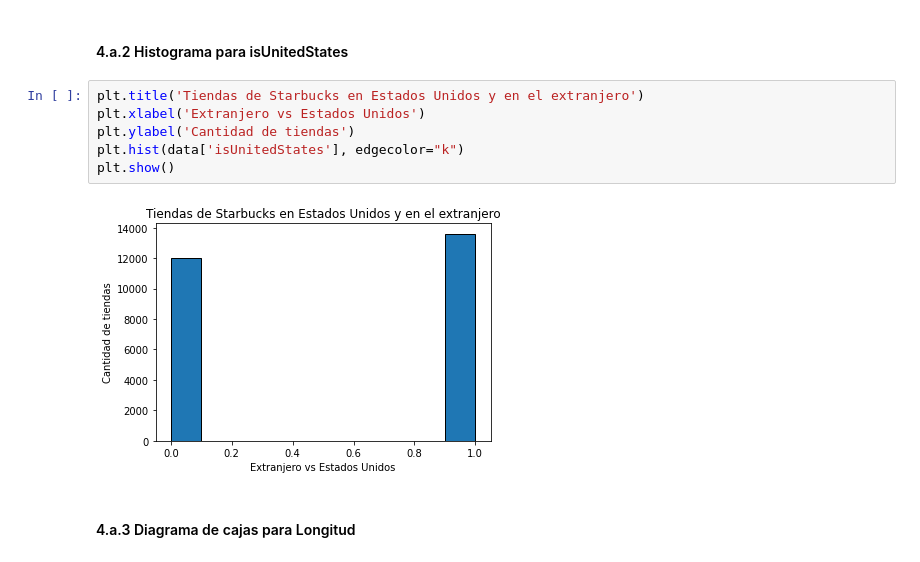
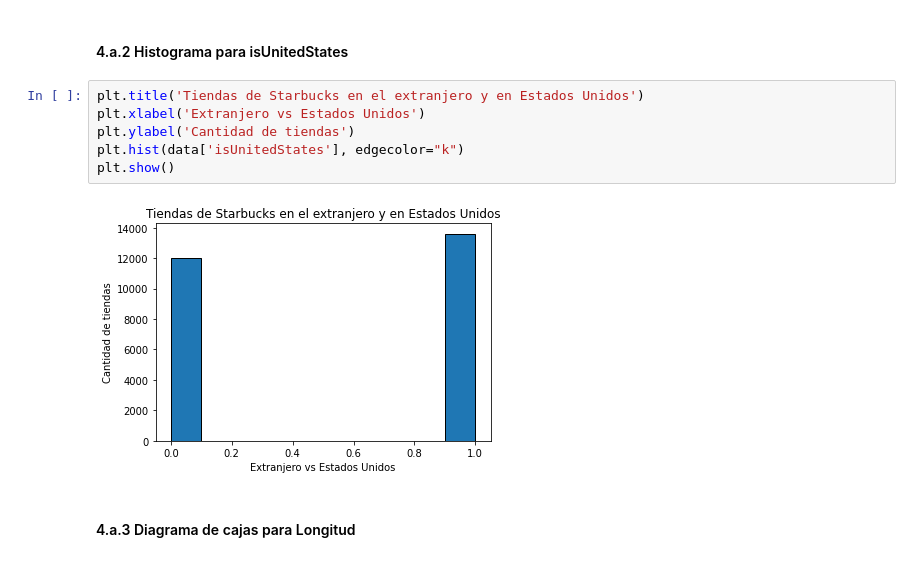
Before and after one commit to esteban062000/Big-Data-II-2021, a Jupyter notebook: tareas/tarea_3/notebook_tarea_3.ipynb, the cells around one changed output. Drawn from its saved outputs; the diff is of its cells as text.

```diff
--- a/tareas/tarea_3/notebook_tarea_3.ipynb
+++ b/tareas/tarea_3/notebook_tarea_3.ipynb
@@ -129,13 +137,13 @@ plt.show()
 # %% [markdown]
 #### 4.a.2 Histograma para isUnitedStates
 # %%
-plt.title('Tiendas de Starbucks en Estados Unidos y en el extranjero')
+plt.title('Tiendas de Starbucks en el extranjero y en Estados Unidos')
 plt.xlabel('Extranjero vs Estados Unidos')
 plt.ylabel('Cantidad de tiendas')
 plt.hist(data['isUnitedStates'], edgecolor="k")
 plt.show()
 # %% [output]
-[figure, old version]
+[figure, new version]
 # %% [markdown]
 #### 4.a.3 Diagrama de cajas para Longitud
 # %%
```
Also changed, not shown: parts of 5 cells of this notebook.
